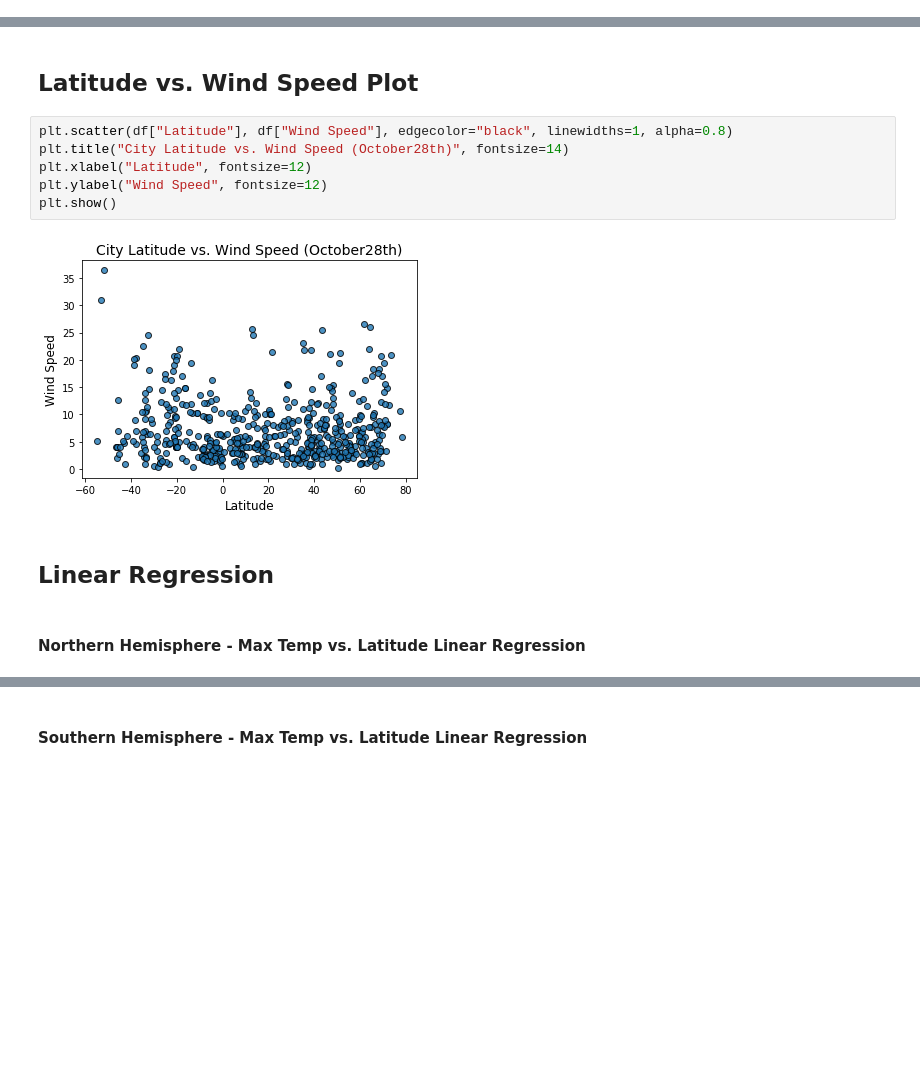
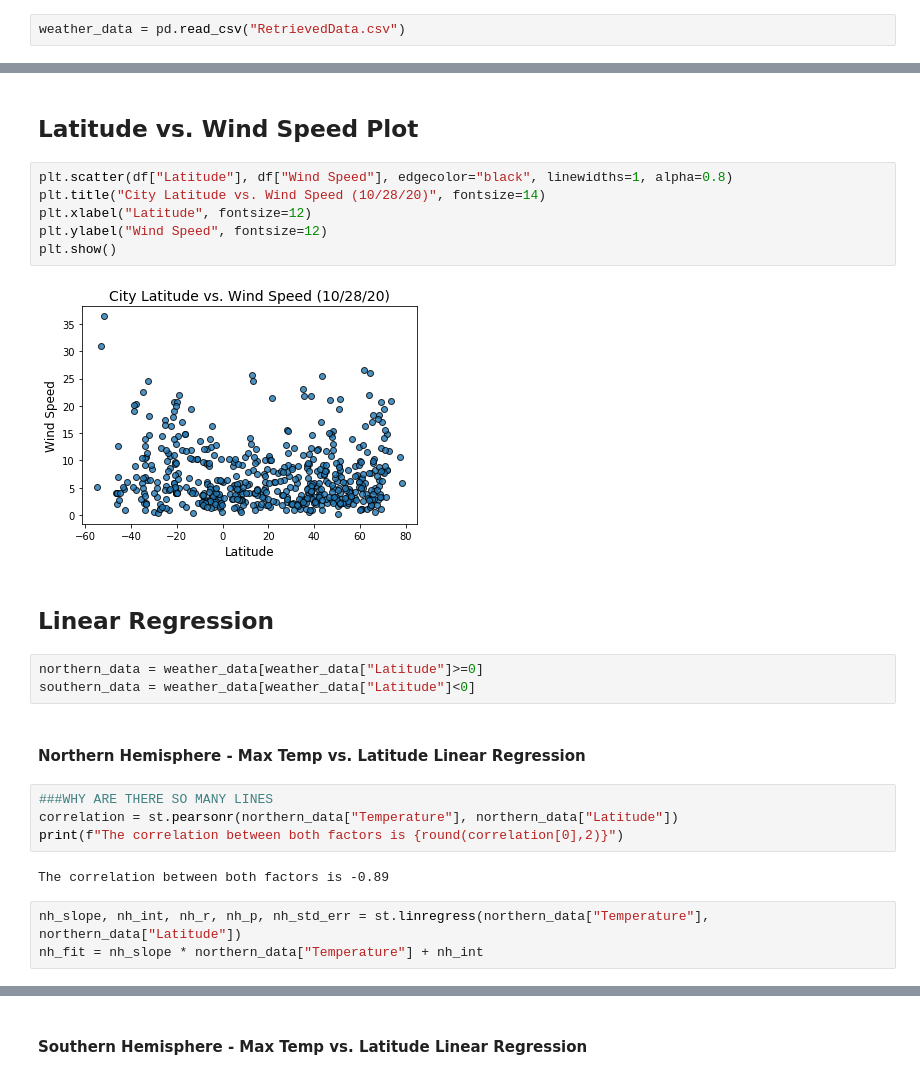
Before and after one commit to gabrielmacey/python_api_challenge, a Jupyter notebook: WeatherPy/WeatherPy.ipynb, the cells around one changed output, grey strips where cells are left out. Drawn from its saved outputs; the diff is of its cells as text; blank space fills up the shorter version.

```diff
--- a/WeatherPy/WeatherPy.ipynb
+++ b/WeatherPy/WeatherPy.ipynb
@@ -188,3 +191,5 @@ weather_data = pd.read_excel("RetrievedData.xlsx")
+# %%
+weather_data = pd.read_csv("RetrievedData.csv")
 # %% [markdown]
 ## Inspect the data and remove the cities where the humidity > 100%.
 ----
@@ -242,13 +247,25 @@ plt.show()
 ## Latitude vs. Wind Speed Plot
 # %%
 plt.scatter(df["Latitude"], df["Wind Speed"], edgecolor="black", linewidths=1, alpha=0.8)
-plt.title("City Latitude vs. Wind Speed (October28th)", fontsize=14)
+plt.title("City Latitude vs. Wind Speed (10/28/20)", fontsize=14)
 plt.xlabel("Latitude", fontsize=12)
 plt.ylabel("Wind Speed", fontsize=12)
 plt.show()
 # %% [output]
-[figure, old version]
+[figure, new version]
 # %% [markdown]
 ## Linear Regression
+# %%
+northern_data = weather_data[weather_data["Latitude"]>=0]
+southern_data = weather_data[weather_data["Latitude"]<0]
 # %% [markdown]
 ####  Northern Hemisphere - Max Temp vs. Latitude Linear Regression
+# %%
+###WHY ARE THERE SO MANY LINES
+correlation = st.pearsonr(northern_data["Temperature"], northern_data["Latitude"])
+print(f"The correlation between both factors is {round(correlation[0],2)}")
+# %% [output]
+The correlation between both factors is -0.89
+# %%
+nh_slope, nh_int, nh_r, nh_p, nh_std_err = st.linregress(northern_data["Temperature"], northern_data["Latitude"])
+nh_fit = nh_slope * northern_data["Temperature"] + nh_int
```
Also changed, not shown: parts of 6 cells of this notebook, 1 other file.
